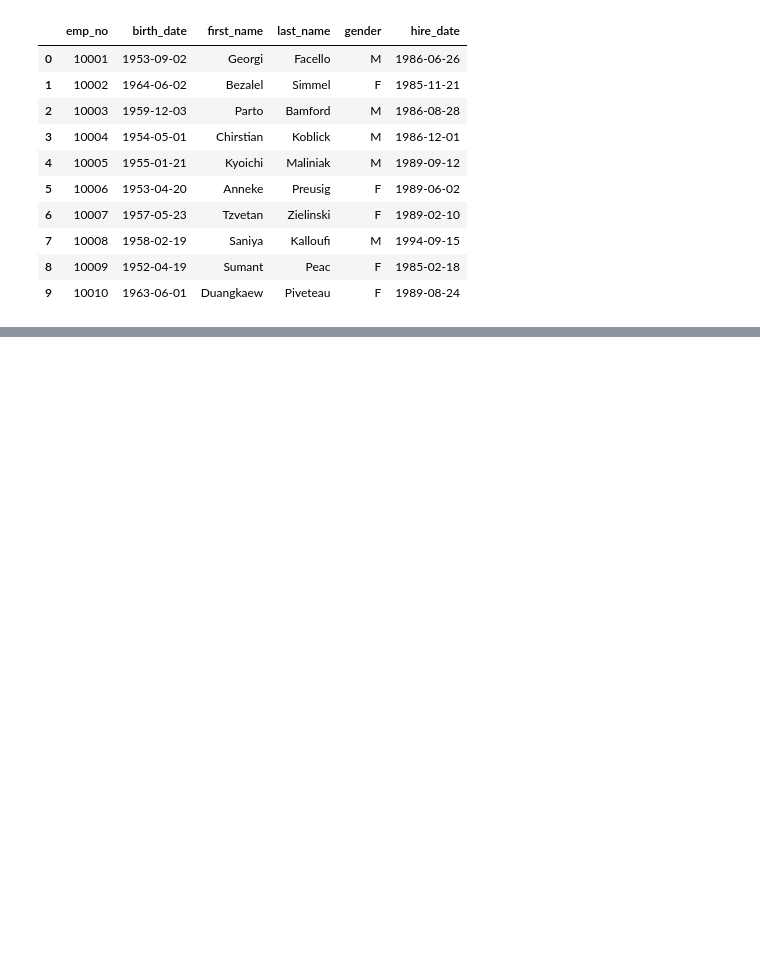
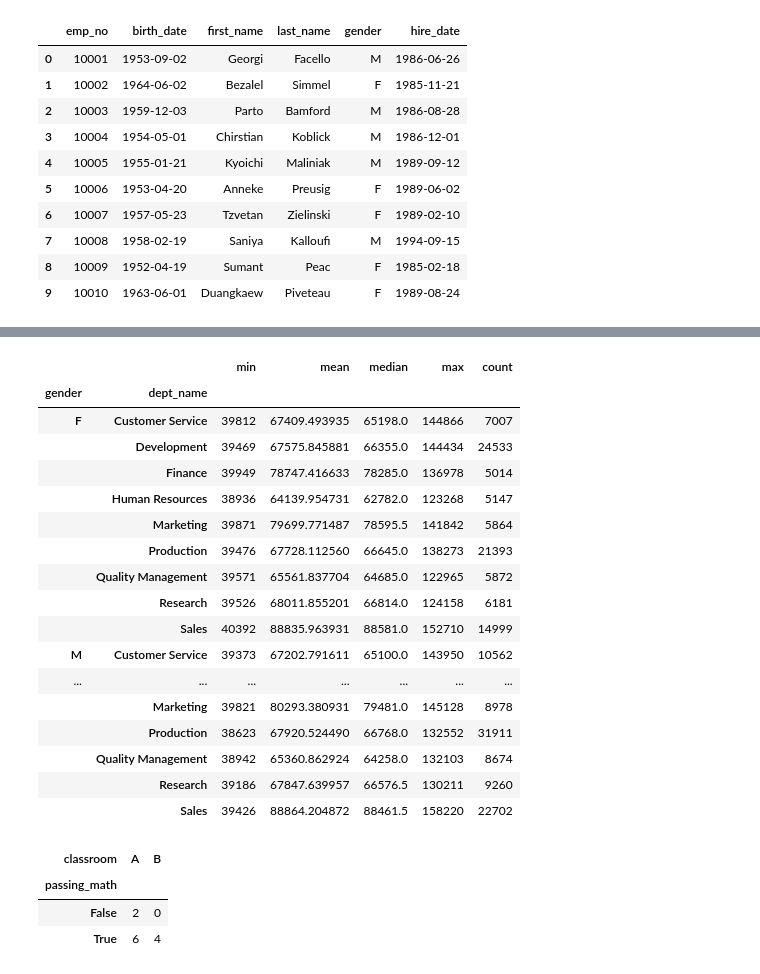
Before and after one commit to o0amandagomez0o/numpy-pandas-visualization-exercises, a Jupyter notebook: advanced_dataframes_lesson.ipynb, the cells around one changed output, grey strips where cells are left out. Cells and saved outputs as stored; diff of their text form; code cells hidden in the pictures; blank space fills up the shorter version.

```diff
--- a/advanced_dataframes_lesson.ipynb
+++ b/advanced_dataframes_lesson.ipynb
@@ -69,0 +317,29 @@ pd.read_sql(query, url)
+# %%
+employees.groupby(['gender', 'dept_name']).salary.agg(['min', 'mean', 'median', 'max', 'count'])
+# %% [output]
+|  |  | min | mean | median | max | count |
+| gender | dept_name |  |  |  |  |  |
+| F | Customer Service | 39812 | 67409.493935 | 65198.0 | 144866 | 7007 |
+|  | Development | 39469 | 67575.845881 | 66355.0 | 144434 | 24533 |
+|  | Finance | 39949 | 78747.416633 | 78285.0 | 136978 | 5014 |
+|  | Human Resources | 38936 | 64139.954731 | 62782.0 | 123268 | 5147 |
+|  | Marketing | 39871 | 79699.771487 | 78595.5 | 141842 | 5864 |
+|  | Production | 39476 | 67728.112560 | 66645.0 | 138273 | 21393 |
+|  | Quality Management | 39571 | 65561.837704 | 64685.0 | 122965 | 5872 |
+|  | Research | 39526 | 68011.855201 | 66814.0 | 124158 | 6181 |
+|  | Sales | 40392 | 88835.963931 | 88581.0 | 152710 | 14999 |
+| M | Customer Service | 39373 | 67202.791611 | 65100.0 | 143950 | 10562 |
+| ... | ... | ... | ... | ... | ... | ... |
+|  | Marketing | 39821 | 80293.380931 | 79481.0 | 145128 | 8978 |
+|  | Production | 38623 | 67920.524490 | 66768.0 | 132552 | 31911 |
+|  | Quality Management | 38942 | 65360.862924 | 64258.0 | 132103 | 8674 |
+|  | Research | 39186 | 67847.639957 | 66576.5 | 130211 | 9260 |
+|  | Sales | 39426 | 88864.204872 | 88461.5 | 158220 | 22702 |
+# %%
+#crosstab abd .pivot_table
+pd.crosstab(df.passing_math, df.classroom)
+# %% [output]
+| classroom | A | B |
+| passing_math |  |  |
+| False | 2 | 0 |
+| True | 6 | 4 |
```
Also changed, not shown: parts of 36 cells of this notebook, 1 other file.
